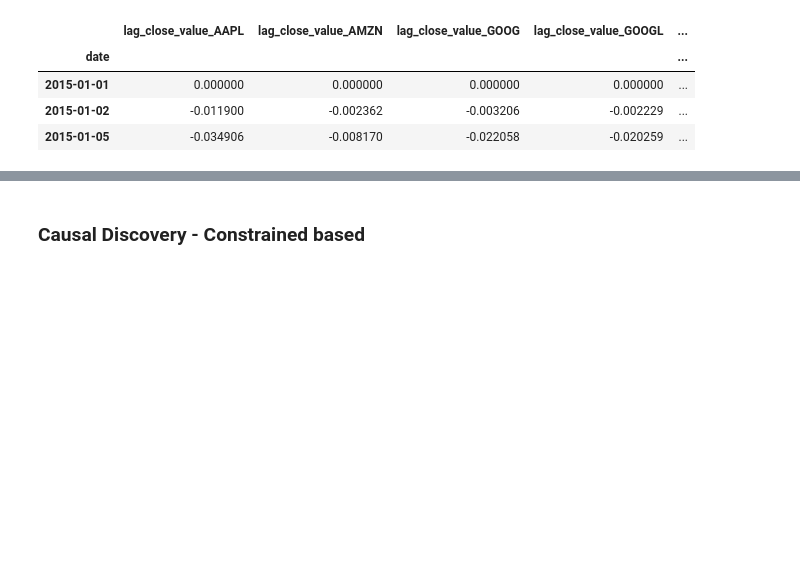
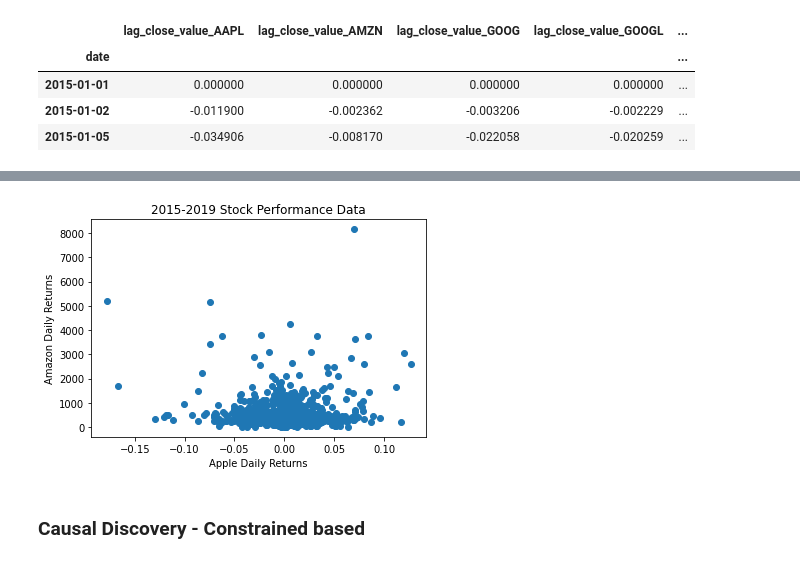
Before and after one commit to dssaenzml/ml703_timeSeriesCausalDiscovery, a Jupyter notebook: Pytrad/stocks_causal_discovery_pytrad.ipynb, the cells around one changed output, grey strips where cells are left out. Cells and saved outputs as stored; diff of their text form; code cells hidden in the pictures; blank space fills up the shorter version.

```diff
--- a/Pytrad/stocks_causal_discovery_pytrad.ipynb
+++ b/Pytrad/stocks_causal_discovery_pytrad.ipynb
@@ -682,3 +700,14 @@ companyCloseValuesMetricsFinal.head(3)
+# %%
+x_var = dataFrameCompanies[:, 0]
+y_var = dataFrameCompanies[:, 6]
+
+plt.scatter(x_var, y_var)
+plt.title("2015-2019 Stock Performance Data")
+plt.xlabel("Apple Daily Returns")
+plt.ylabel("Amazon Daily Returns")
+plt.savefig("./Linear Analysis Plots/apple_amazon_returns.jpeg")
+# %% [output]
+[figure, added]
 # %% [markdown]
 ### Causal Discovery - Constrained based
 # %%
```
Also changed, not shown: parts of 10 cells of this notebook, 2 other files.
